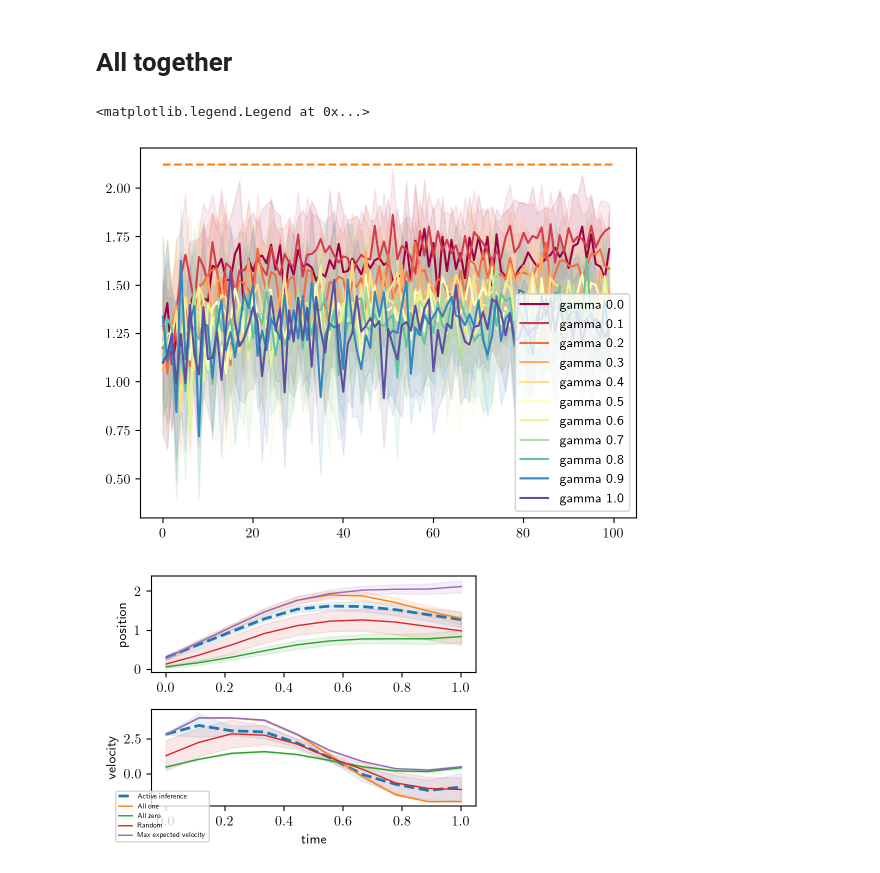
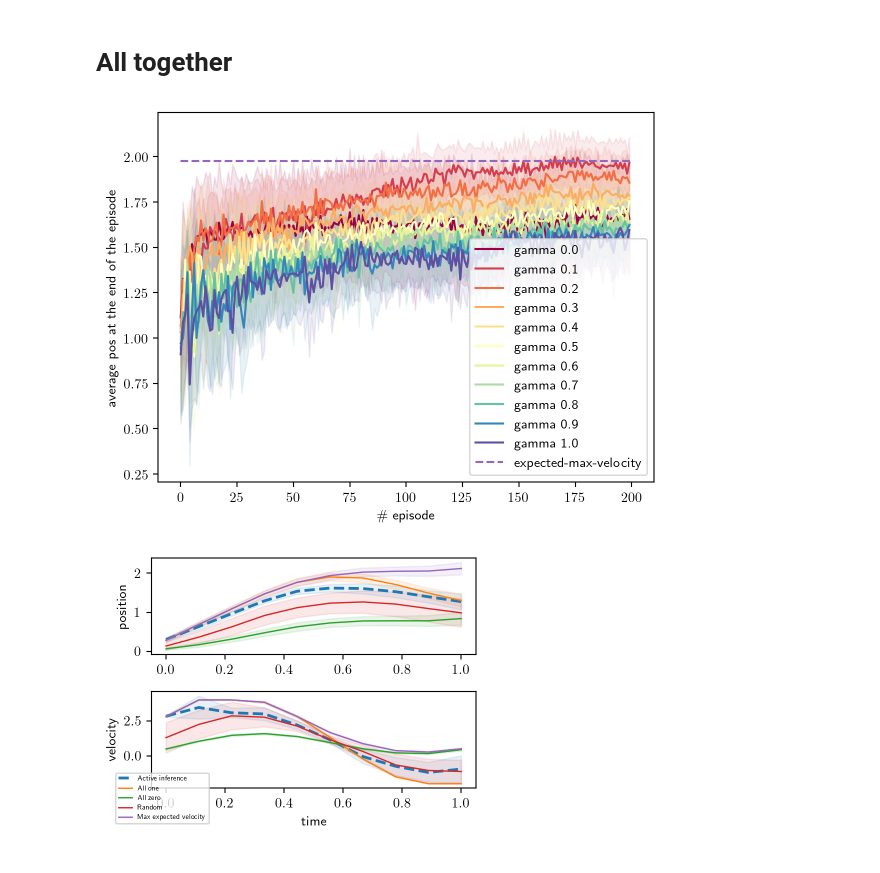
Before and after one commit to AurelienNioche/ActiveInferenceBall, a Jupyter notebook: main.ipynb, the cells around one changed output. Cells and saved outputs as stored; diff of their text form; code cells hidden in the pictures.

```diff
--- a/main.ipynb
+++ b/main.ipynb
@@ -361,7 +363,7 @@ plot.error(run_random, run_af_epistemic)
 # %% [markdown]
 # All together
 # %%
-def run_af(gammas=None, n_episode=100, n_sample=10, horizon=1, verbose=True):
+def run_af(gammas=None, n_episode=200, n_sample=20, horizon=1, verbose=False):
 
     if gammas is None:
         gammas = np.arange(0, 1.1, 0.1)
@@ -428,8 +430,7 @@ def run_af(gammas=None, n_episode=100, n_sample=10, horizon=1, verbose=True):
 
                             _qt = qt[rollout_t_index, a]
 
-                            qv = qv @ _qt
-                            # qv = qv @ transition_velocity_tavv[rollout_t_index, a, :, :]
+                            qv = qv @ _qt  # Using beliefs about velocity transitions
                             qp = qp @ (qv @ transition_position_pvp)
 
                             # Equation B.34 (p 253)
@@ -441,12 +442,14 @@ def run_af(gammas=None, n_episode=100, n_sample=10, horizon=1, verbose=True):
                             v_model = (previous_qv@w)@qv
                             # v_model /= 10**9
 
-                            # Eq B.29 (second term is 0 because the entropy of the likelihood matrices is 0)
-                            # H(Q(o)) = - sum_i Q(o_i) log(Q(o_i))
+                            # Eq B.29
+                            # H(Q(o)) = - sum_i Q(o_i) log(Q(o_i)) - E_Q(s)[H[P(o |s)]]
+                            # For a justification of the epistemic value for state, see p 137
+                            # The second term is 0 because the entropy of the likelihood matrices is 0
                             # Because the likelihood is trivial, Q(o) = Q(s)
-                            # For a justification of the epistemic value for state, see p 137
                             # v_state_p = - qp @ np.log(qp + 1e-16) # ---> Add or remove?
                             # v_state_v = - qv @ np.log(qv + 1e-16) # ---> Add or remove?
+                            # v_state_c = - 0
 
                             # if h_idx == h-1:
                             epistemic[ap_index] += v_model # + v_state_v  # + v_state_p  # + v_model
@@ -501,33 +504,34 @@ def run_af(gammas=None, n_episode=100, n_sample=10, horizon=1, verbose=True):
         pbar.close()
     return runs
 # %%
-runs = run_af(verbose=False)
+runs = run_af()
 # %%
 best_baseline = [r for r in baselines if r["policy"] == 'max-expected-velocity'][0]
 ref_last_position = best_baseline["position"][:, -1].mean()
 # %%
 fig, ax = plt.subplots()
 
 cmap = cm.get_cmap('Spectral')
 
 for i, gamma, run in zip(np.arange(len(runs)), np.arange(0, 1.1, 0.1), runs, ):
 
     hist_pos = run["position"]
 
     hist_mean = np.mean(hist_pos[:, :, -1], axis=0)
     hist_std = np.std(hist_pos[:, :, -1], axis=0)
 
     color = cmap(gamma)
 
-    ax.fill_between(np.arange(n_episode), hist_mean - hist_std, hist_mean + hist_std, alpha=0.1, color=color)
-    ax.plot(hist_mean, color=color, label=f"gamma {gamma:.1f}")
+    ax.fill_between(np.arange(len(hist_mean)), hist_mean - hist_std, hist_mean + hist_std, alpha=0.1, color=color)
+    ax.plot(np.arange(len(hist_mean)), hist_mean, color=color, label=f"gamma {gamma:.1f}")
 
 
-ax.hlines(ref_last_position, 0, n_episode, color="C1", linestyle="--")
+ax.hlines(ref_last_position, 0, runs[0]["position"].shape[1], color="C4", linestyle="--", label="expected-max-velocity")
 ax.legend()
+ax.set_xlabel(r"\# episode")
+ax.set_ylabel("average pos at the end of the episode");
 # %% [output]
-<matplotlib.legend.Legend at 0x...>
-[figure, old version]
+[figure, new version]
 # %%
 plot.runs(
     runs[-1], # Run with the highest gamma
```
Also changed, not shown: parts of 11 cells of this notebook, 2 other files.
